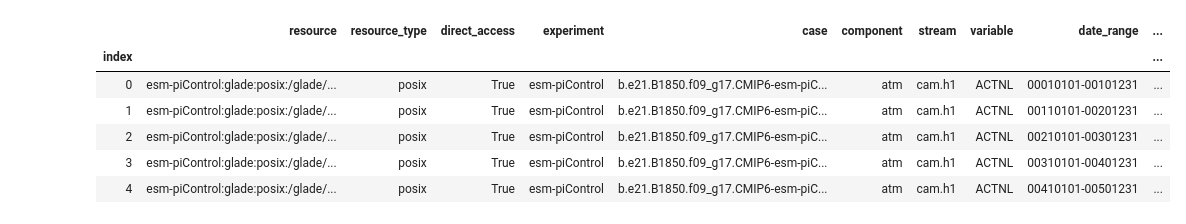
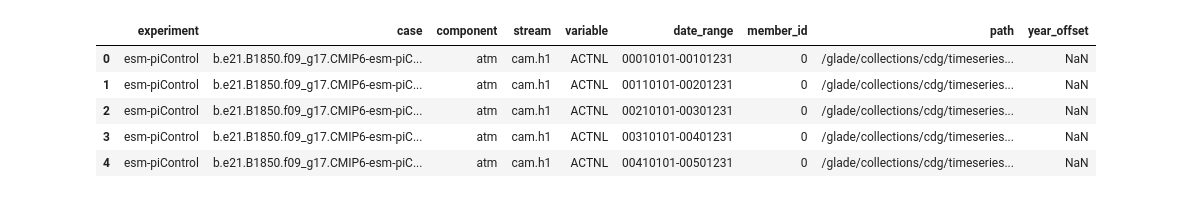
Before and after one commit to marbl-ecosys/cesm2-marbl, a Jupyter notebook: notebooks/forcing_iron_flux.ipynb, the cells around one changed output. Drawn from its saved outputs; the diff is of its cells as text; code cells hidden in the pictures.

Commit message:
Worked with Anderson to upgrade intake-esm
Ran into a problem with the collection, though... it looks like time is being
duplicated for some reason

```diff
--- a/notebooks/forcing_iron_flux.ipynb
+++ b/notebooks/forcing_iron_flux.ipynb
@@ -19,13 +19,12 @@ import esmlab
 import intake
 import intake_esm
 # %%
-cesm2 = intake.open_esm_metadatastore(collection_name='CESM2-CMIP6')
+cesm2 = intake.open_esm_datastore('/glade/work/mlevy/CMIP6-CESM2_only-NOT_CMORIZED.json')
 cesm2.df.head()
 # %% [output]
-|  | resource | resource_type | direct_access | experiment | case | component | stream | variable | date_range | ... |
-| index |  |  |  |  |  |  |  |  |  | ... |
-| 0 | esm-piControl:glade:posix:/glade/... | posix | True | esm-piControl | b.e21.B1850.f09_g17.CMIP6-esm-piC... | atm | cam.h1 | ACTNL | 00010101-00101231 | ... |
-| 1 | esm-piControl:glade:posix:/glade/... | posix | True | esm-piControl | b.e21.B1850.f09_g17.CMIP6-esm-piC... | atm | cam.h1 | ACTNL | 00110101-00201231 | ... |
-| 2 | esm-piControl:glade:posix:/glade/... | posix | True | esm-piControl | b.e21.B1850.f09_g17.CMIP6-esm-piC... | atm | cam.h1 | ACTNL | 00210101-00301231 | ... |
-| 3 | esm-piControl:glade:posix:/glade/... | posix | True | esm-piControl | b.e21.B1850.f09_g17.CMIP6-esm-piC... | atm | cam.h1 | ACTNL | 00310101-00401231 | ... |
-| 4 | esm-piControl:glade:posix:/glade/... | posix | True | esm-piControl | b.e21.B1850.f09_g17.CMIP6-esm-piC... | atm | cam.h1 | ACTNL | 00410101-00501231 | ... |
+|  | experiment | case | component | stream | variable | date_range | member_id | path | year_offset |
+| 0 | esm-piControl | b.e21.B1850.f09_g17.CMIP6-esm-piC... | atm | cam.h1 | ACTNL | 00010101-00101231 | 0 | /glade/collections/cdg/timeseries... | NaN |
+| 1 | esm-piControl | b.e21.B1850.f09_g17.CMIP6-esm-piC... | atm | cam.h1 | ACTNL | 00110101-00201231 | 0 | /glade/collections/cdg/timeseries... | NaN |
+| 2 | esm-piControl | b.e21.B1850.f09_g17.CMIP6-esm-piC... | atm | cam.h1 | ACTNL | 00210101-00301231 | 0 | /glade/collections/cdg/timeseries... | NaN |
+| 3 | esm-piControl | b.e21.B1850.f09_g17.CMIP6-esm-piC... | atm | cam.h1 | ACTNL | 00310101-00401231 | 0 | /glade/collections/cdg/timeseries... | NaN |
+| 4 | esm-piControl | b.e21.B1850.f09_g17.CMIP6-esm-piC... | atm | cam.h1 | ACTNL | 00410101-00501231 | 0 | /glade/collections/cdg/timeseries... | NaN |
```
Also changed, not shown: parts of 16 cells of this notebook, 1 other file.
